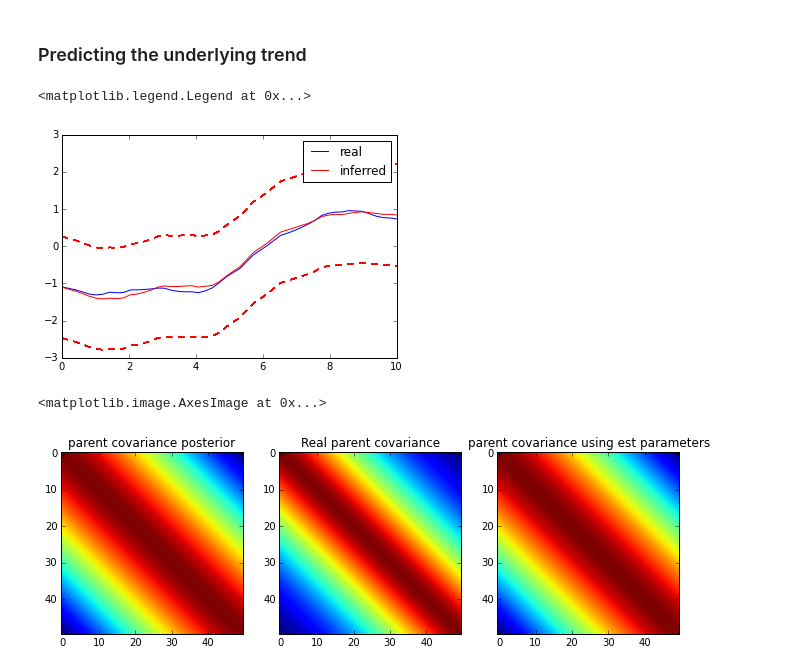
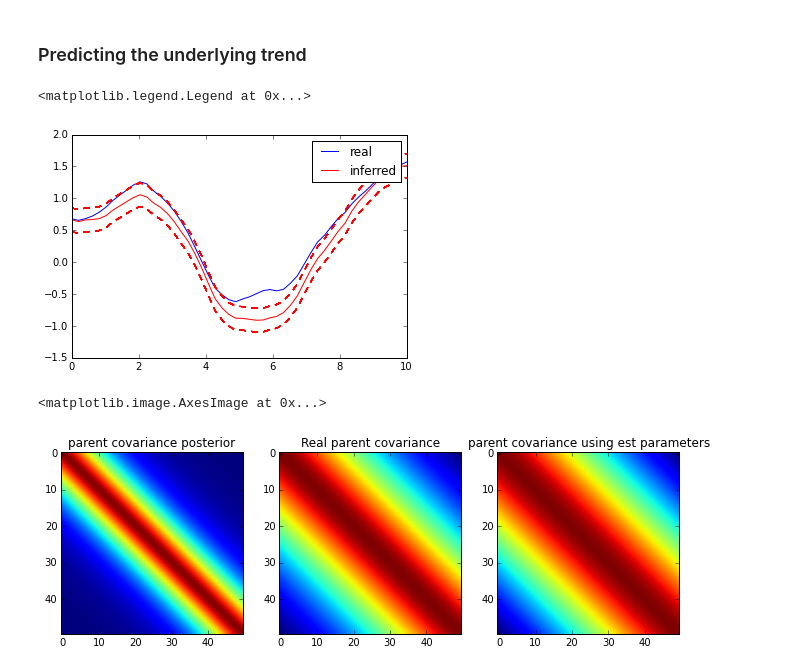
Before and after one commit to juangil/machine_learning_class, a Jupyter notebook: GP_tests/mocap_test_1/HGP_Tests.ipynb, the cells around one changed output. Saved outputs shown, nothing was run; the diff lists cells and outputs as text; code cells hidden in the pictures.

```diff
--- a/GP_tests/mocap_test_1/HGP_Tests.ipynb
+++ b/GP_tests/mocap_test_1/HGP_Tests.ipynb
@@ -40,9 +40,9 @@ The we generate noise corrupted signals which are like "sons" from the original
 # %% [markdown]
 ### Generating the child signals
 # %%
-n_sons = 10
+n_sons = 20
 fn_list = []
-kf = GPy.kern.Matern32(input_dim=1, variance=.1, lengthscale=10.0) + GPy.kern.Matern32(input_dim=1, variance=.09, lengthscale=8.0)
+kf = GPy.kern.Matern32(input_dim=1, variance=.1, lengthscale=10.0) #+ GPy.kern.Matern32(input_dim=1, variance=.09, lengthscale=8.0)
 C_sons_gen = kf.K(inp, None)
 plt.figure(1)
 for i in range(0, n_sons):
@@ -257,16 +263,16 @@ model.optimize('bfgs')#, messages=1)
 # %% [markdown]
 ### Predicting the underlying trend
 # %%
-mu, mvar = model.predict(inp, kern=k1, full_cov=True)
+mu, mvar = model._raw_predict(inp, kern=k1, full_cov=True)
 diag_var = np.diag(mvar)
 blue_line, = pb.plot(inp, g_n, 'b-')
 red_line, = pb.plot(inp, mu, 'r-')
 pb.plot(inp, mu + 2*np.sqrt(diag_var), 'r--')
 pb.plot(inp, mu - 2*np.sqrt(diag_var), 'r--')
 plt.legend([blue_line, (blue_line, red_line)], ["real", "inferred"])
 # %% [output]
 <matplotlib.legend.Legend at 0x...>
-[figure, old version]
+[figure, new version]
 # %%
 mtmp = k1.K(inp, None)
 plt.figure(1, figsize=(15,6))
@@ -281,4 +287,4 @@ plt.title('parent covariance using est parameters')
 plt.imshow(mtmp)
 # %% [output]
 <matplotlib.image.AxesImage at 0x...>
-[figure, old version]
+[figure, new version]
```
Also changed, not shown: parts of 8 cells of this notebook.
